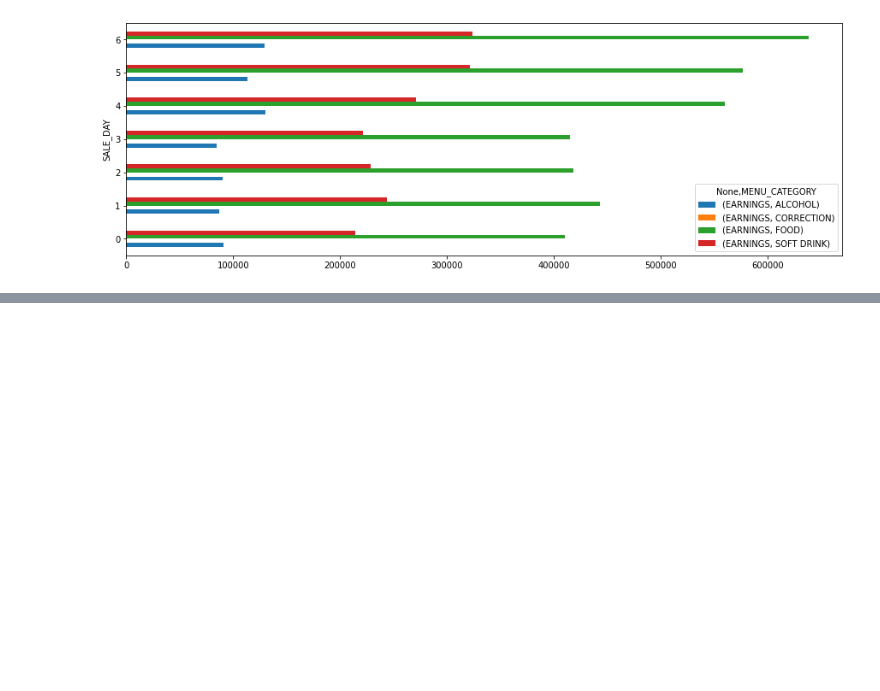
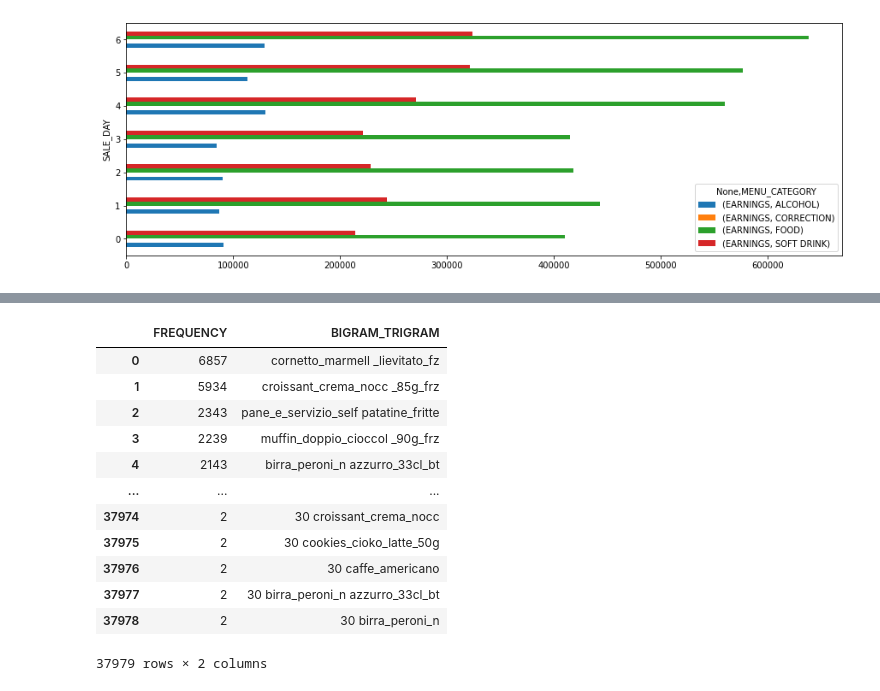
Before and after one commit to IgalKF/Academy.DataScience.MenuOptimization, a Jupyter notebook: ItalyMenu.ipynb, the cells around one changed output, grey strips where cells are left out. Saved outputs shown, nothing was run; the diff lists cells and outputs as text; code cells hidden in the pictures; blank space fills up the shorter version.

```diff
--- a/ItalyMenu.ipynb
+++ b/ItalyMenu.ipynb
@@ -230,0 +313,16 @@ testdf.groupby(['SALE_DAY','MENU_CATEGORY']).agg({'EARNINGS':'sum'},{'EARNINGS':
+# %%
+df_ngram
+# %% [output]
+|  | FREQUENCY | BIGRAM_TRIGRAM |
+| 0 | 6857 | cornetto_marmell _lievitato_fz |
+| 1 | 5934 | croissant_crema_nocc _85g_frz |
+| 2 | 2343 | pane_e_servizio_self patatine_fritte |
+| 3 | 2239 | muffin_doppio_cioccol _90g_frz |
+| 4 | 2143 | birra_peroni_n azzurro_33cl_bt |
+| ... | ... | ... |
+| 37974 | 2 | 30 croissant_crema_nocc |
+| 37975 | 2 | 30 cookies_cioko_latte_50g |
+| 37976 | 2 | 30 caffe_americano |
+| 37977 | 2 | 30 birra_peroni_n azzurro_33cl_bt |
+| 37978 | 2 | 30 birra_peroni_n |
+37979 rows × 2 columns
```
Also changed, not shown: parts of 13 cells of this notebook.
